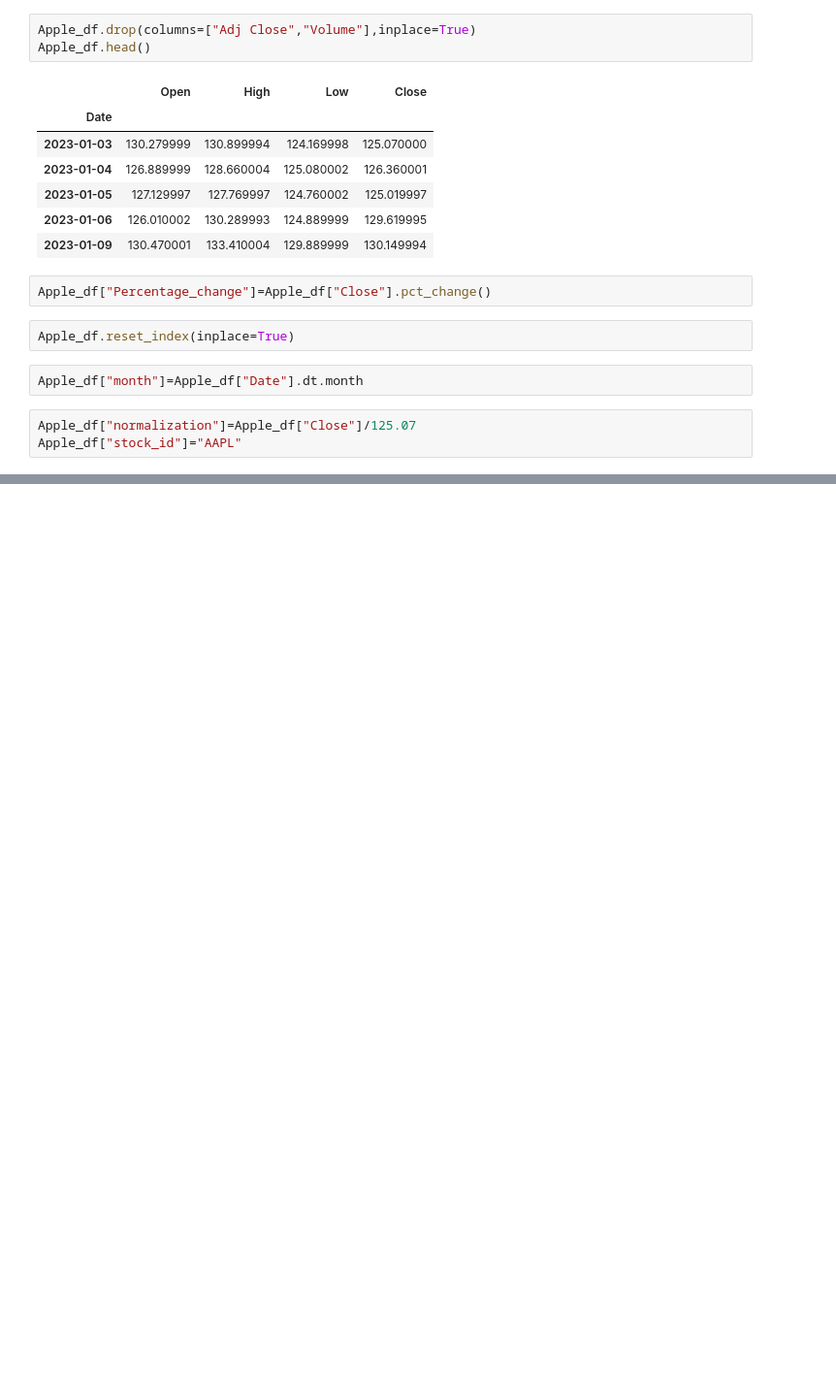
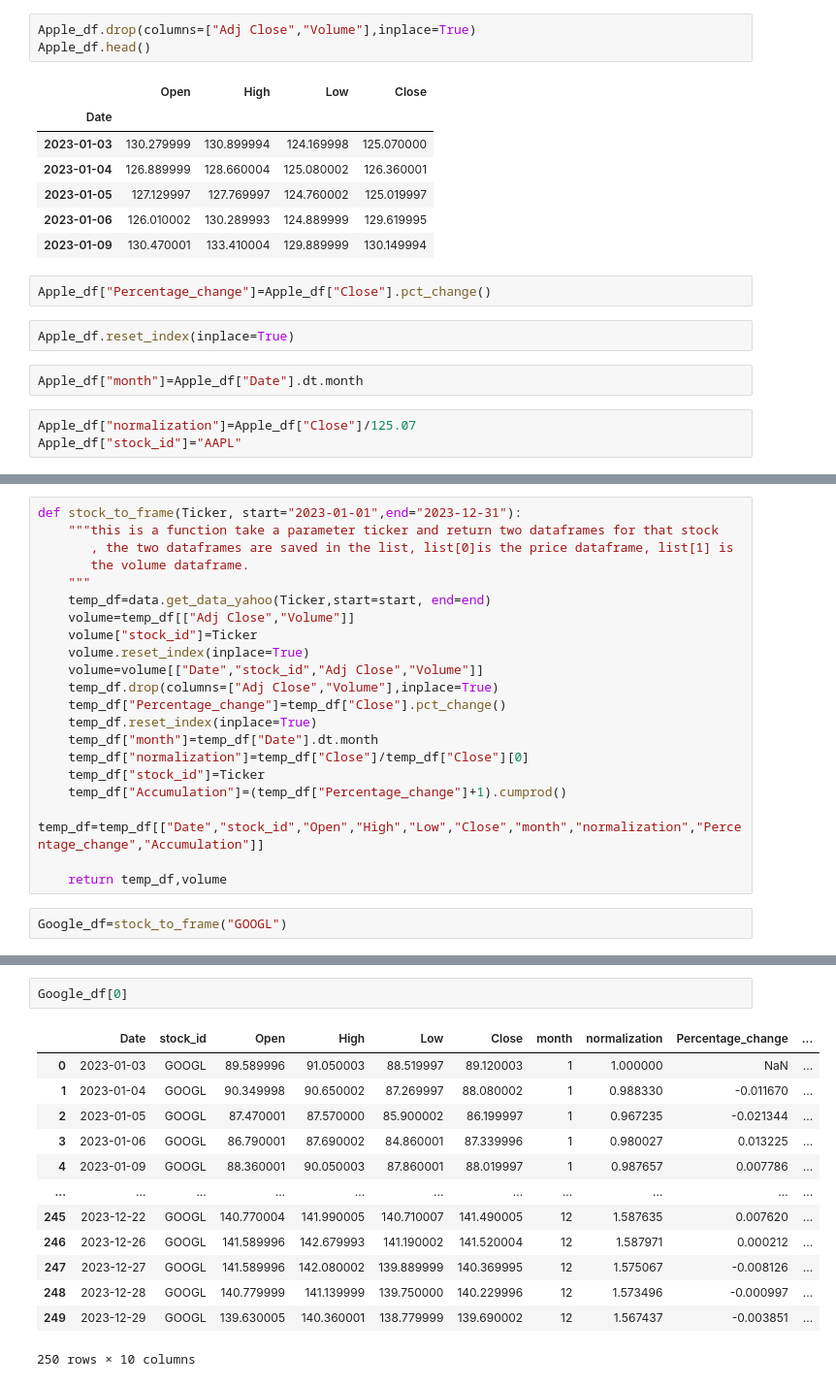
Before and after one commit to manalbayoumi/Project-3-data-engineering-Stock-Market, a Jupyter notebook: Part One_ETL.ipynb, the cells around one changed output, grey strips where cells are left out. Shown at 97% size. Saved outputs shown, nothing was run; the diff lists cells and outputs as text; blank space fills up the shorter version.

```diff
--- a/Part One_ETL.ipynb
+++ b/Part One_ETL.ipynb
@@ -125,0 +127,23 @@ data.get_data_yahoo("GOOGL",start="2023-08-01", end="2023-12-31")
+# %%
+def stock_to_frame(Ticker, start="2023-01-01",end="2023-12-31"):
+    """this is a function take a parameter ticker and return two dataframes for that stock
+       , the two dataframes are saved in the list, list[0]is the price dataframe, list[1] is
+       the volume dataframe.
+    """
+    temp_df=data.get_data_yahoo(Ticker,start=start, end=end)
+    volume=temp_df[["Adj Close","Volume"]]
+    volume["stock_id"]=Ticker
+    volume.reset_index(inplace=True)
+    volume=volume[["Date","stock_id","Adj Close","Volume"]]
+    temp_df.drop(columns=["Adj Close","Volume"],inplace=True)
+    temp_df["Percentage_change"]=temp_df["Close"].pct_change()
+    temp_df.reset_index(inplace=True)
+    temp_df["month"]=temp_df["Date"].dt.month
+    temp_df["normalization"]=temp_df["Close"]/temp_df["Close"][0]
+    temp_df["stock_id"]=Ticker
+    temp_df["Accumulation"]=(temp_df["Percentage_change"]+1).cumprod()
+    temp_df=temp_df[["Date","stock_id","Open","High","Low","Close","month","normalization","Percentage_change","Accumulation"]]
+
+    return temp_df,volume
+# %%
+Google_df=stock_to_frame("GOOGL")
@@ -125,0 +157,16 @@ data.get_data_yahoo("GOOGL",start="2023-08-01", end="2023-12-31")
+# %%
+Google_df[0]
+# %% [output]
+|  | Date | stock_id | Open | High | Low | Close | month | normalization | Percentage_change | ... |
+| 0 | 2023-01-03 | GOOGL | 89.589996 | 91.050003 | 88.519997 | 89.120003 | 1 | 1.000000 | NaN | ... |
+| 1 | 2023-01-04 | GOOGL | 90.349998 | 90.650002 | 87.269997 | 88.080002 | 1 | 0.988330 | -0.011670 | ... |
+| 2 | 2023-01-05 | GOOGL | 87.470001 | 87.570000 | 85.900002 | 86.199997 | 1 | 0.967235 | -0.021344 | ... |
+| 3 | 2023-01-06 | GOOGL | 86.790001 | 87.690002 | 84.860001 | 87.339996 | 1 | 0.980027 | 0.013225 | ... |
+| 4 | 2023-01-09 | GOOGL | 88.360001 | 90.050003 | 87.860001 | 88.019997 | 1 | 0.987657 | 0.007786 | ... |
+| ... | ... | ... | ... | ... | ... | ... | ... | ... | ... | ... |
+| 245 | 2023-12-22 | GOOGL | 140.770004 | 141.990005 | 140.710007 | 141.490005 | 12 | 1.587635 | 0.007620 | ... |
+| 246 | 2023-12-26 | GOOGL | 141.589996 | 142.679993 | 141.190002 | 141.520004 | 12 | 1.587971 | 0.000212 | ... |
+| 247 | 2023-12-27 | GOOGL | 141.589996 | 142.080002 | 139.889999 | 140.369995 | 12 | 1.575067 | -0.008126 | ... |
+| 248 | 2023-12-28 | GOOGL | 140.779999 | 141.139999 | 139.750000 | 140.229996 | 12 | 1.573496 | -0.000997 | ... |
+| 249 | 2023-12-29 | GOOGL | 139.630005 | 140.360001 | 138.779999 | 139.690002 | 12 | 1.567437 | -0.003851 | ... |
+250 rows × 10 columns
```
Also changed, not shown: parts of 15 cells of this notebook.
